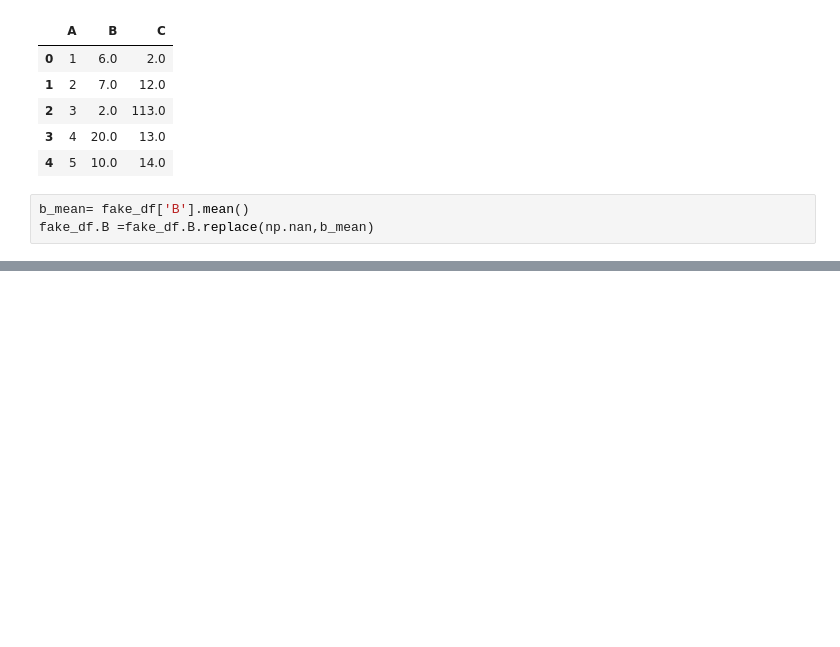
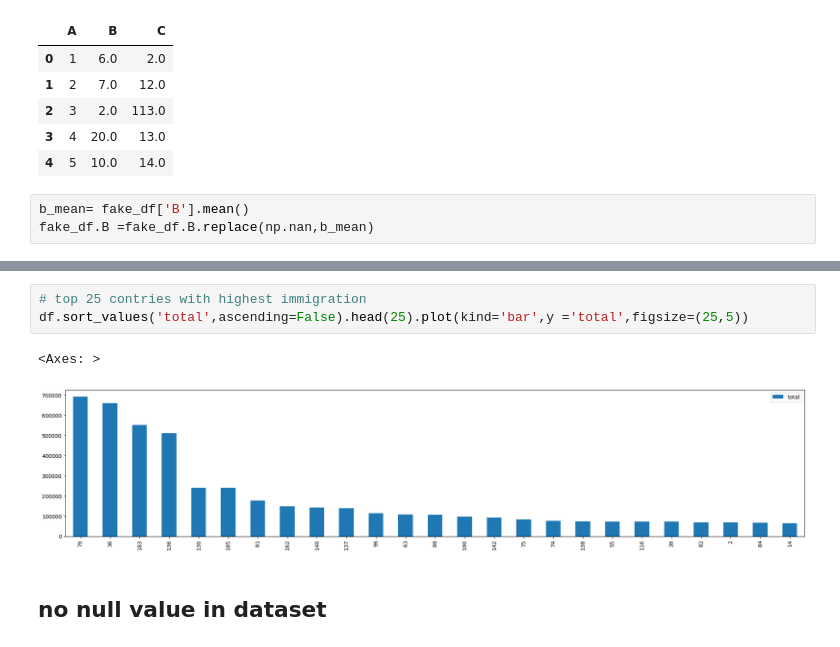
Before and after one commit to aayush7379/Python, a Jupyter notebook: data analysis/pandas.ipynb, the cells around one changed output, grey strips where cells are left out. Cells and saved outputs as stored; diff of their text form; blank space fills up the shorter version.

```diff
--- a/data analysis/pandas.ipynb
+++ b/data analysis/pandas.ipynb
@@ -324,0 +516,8 @@ fake_df.B =fake_df.B.replace(np.nan,b_mean)
+# %%
+# top 25 contries with highest immigration
+df.sort_values('total',ascending=False).head(25).plot(kind='bar',y ='total',figsize=(25,5))
+# %% [output]
+<Axes: >
+[figure, added]
+# %% [markdown]
+## no null value in dataset
```
Also changed, not shown: parts of 22 cells of this notebook, 1 other file.
